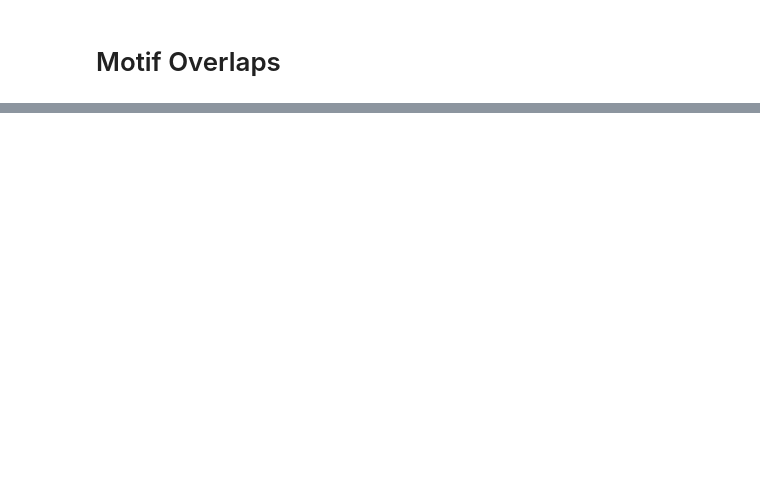
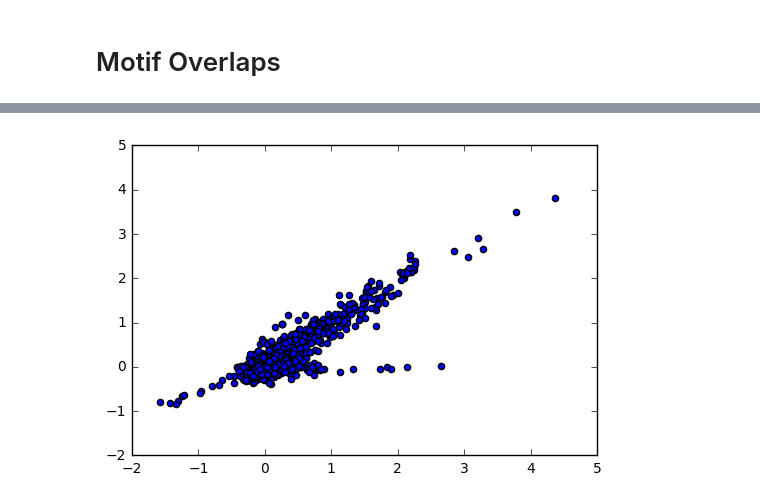
Before and after one commit to irvhsu/cs273b-project, a Jupyter notebook: notebooks/interpretation.ipynb, the cells around one changed output, grey strips where cells are left out. Saved outputs shown, nothing was run; the diff lists cells and outputs as text; code cells hidden in the pictures; blank space fills up the shorter version.

```diff
--- a/notebooks/interpretation.ipynb
+++ b/notebooks/interpretation.ipynb
@@ -268,0 +305,14 @@ for experiment, scores in deep_centipede.items():
+# %%
+hepG2, k562 = [], []
+exp1, exp2 = ('combinedP', 'HepG2'), ('combinedP', 'K562')
+
+for motif, h in encode_scores[exp1].items():
+    if not motif in encode_scores[exp2]: continue
+    k = encode_scores[exp2][motif]
+
+    hepG2 += [sum(h) / float(len(h))]
+    k562 += [sum(k) / float(len(k))]
+plt.scatter(hepG2, k562)
+plt.show()
+# %% [output]
+[figure, added]
```
Also changed, not shown: parts of 12 cells of this notebook.
